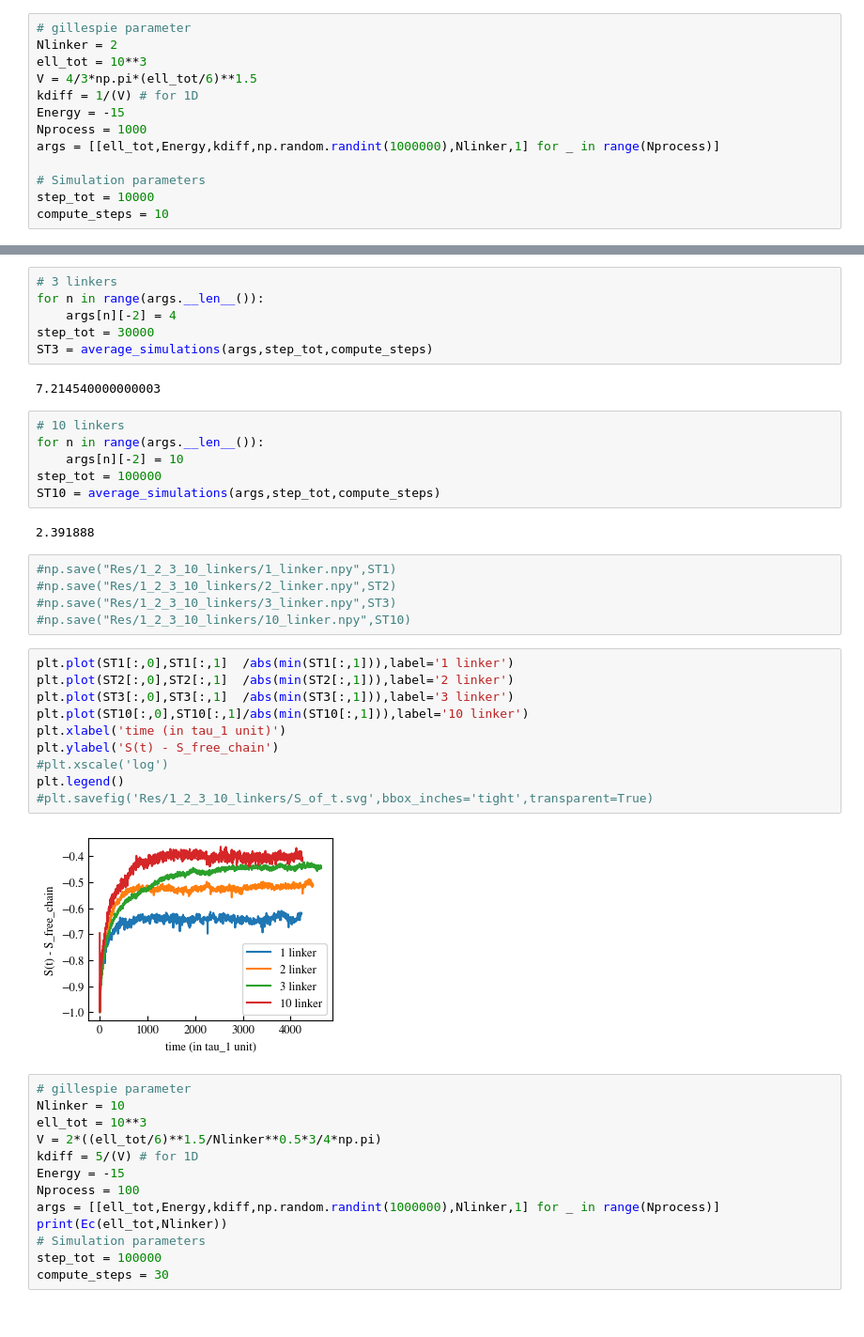
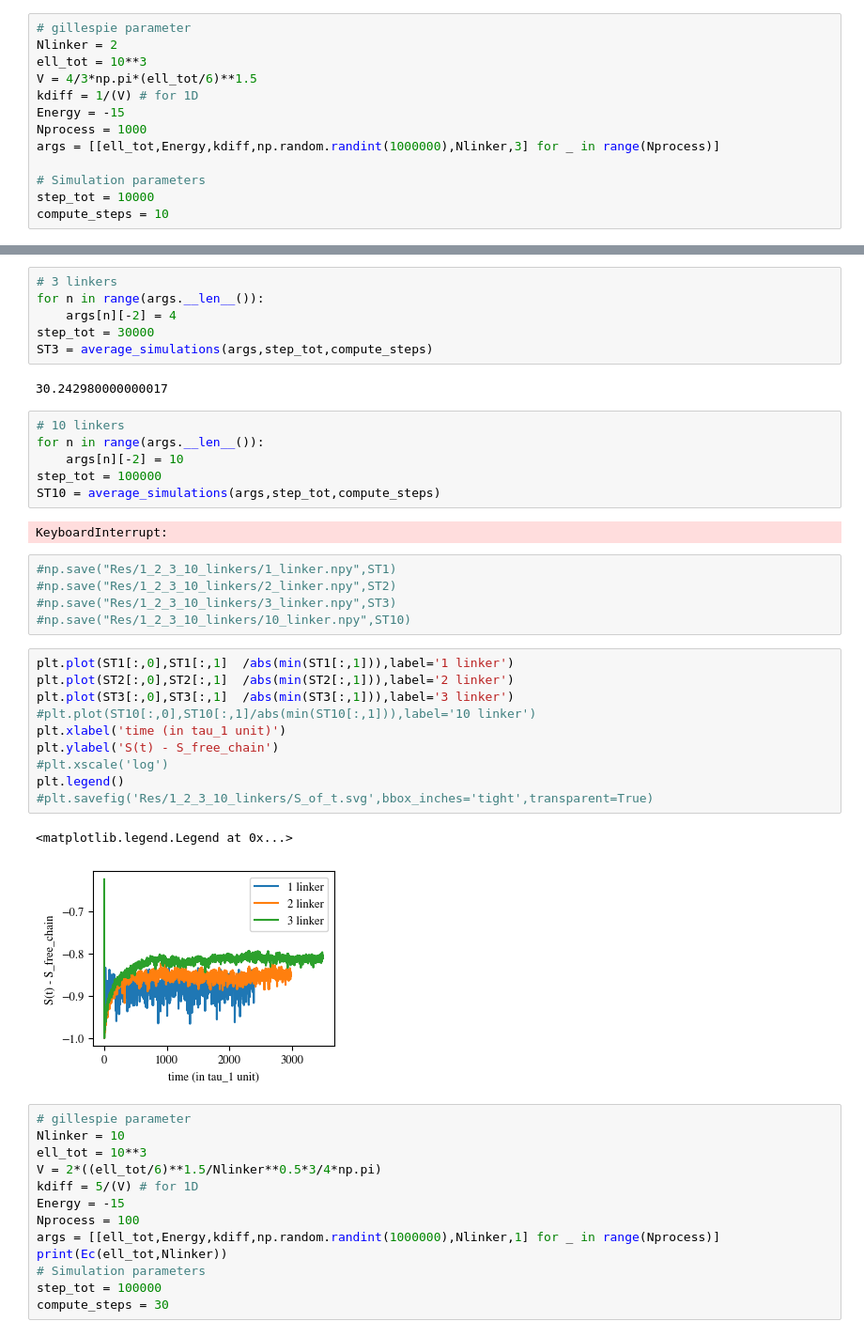
Before and after one commit to cachetdaspirine/Evolution_of_the_Entropy, a Jupyter notebook: Time_Evolution_Entropy copy.ipynb, the cells around one changed output, grey strips where cells are left out. Shown at 94% size. Drawn from its saved outputs; the diff is of its cells as text.

```diff
--- a/Time_Evolution_Entropy copy.ipynb
+++ b/Time_Evolution_Entropy copy.ipynb
@@ -18,7 +24,7 @@ V = 4/3*np.pi*(ell_tot/6)**1.5
 kdiff = 1/(V) # for 1D
 Energy = -15
 Nprocess = 1000
-args = [[ell_tot,Energy,kdiff,np.random.randint(1000000),Nlinker,1] for _ in range(Nprocess)]
+args = [[ell_tot,Energy,kdiff,np.random.randint(1000000),Nlinker,3] for _ in range(Nprocess)]
 
 # Simulation parameters
 step_tot = 10000
@@ -43,7 +49,7 @@ for n in range(args.__len__()):
 step_tot = 30000
 ST3 = average_simulations(args,step_tot,compute_steps)
 # %% [output]
-7.214540000000003
+30.242980000000017
 # %%
 # 10 linkers
 for n in range(args.__len__()):
@@ -51,7 +57,7 @@ for n in range(args.__len__()):
 step_tot = 100000
 ST10 = average_simulations(args,step_tot,compute_steps)
 # %% [output]
-2.391888
+KeyboardInterrupt:
 # %%
 #np.save("Res/1_2_3_10_linkers/1_linker.npy",ST1)
 #np.save("Res/1_2_3_10_linkers/2_linker.npy",ST2)
@@ -60,15 +66,16 @@ ST10 = average_simulations(args,step_tot,compute_steps)
 # %%
 plt.plot(ST1[:,0],ST1[:,1]  /abs(min(ST1[:,1])),label='1 linker')
 plt.plot(ST2[:,0],ST2[:,1]  /abs(min(ST2[:,1])),label='2 linker')
 plt.plot(ST3[:,0],ST3[:,1]  /abs(min(ST3[:,1])),label='3 linker')
-plt.plot(ST10[:,0],ST10[:,1]/abs(min(ST10[:,1])),label='10 linker')
+#plt.plot(ST10[:,0],ST10[:,1]/abs(min(ST10[:,1])),label='10 linker')
 plt.xlabel('time (in tau_1 unit)')
 plt.ylabel('S(t) - S_free_chain')
 #plt.xscale('log')
 plt.legend()
 #plt.savefig('Res/1_2_3_10_linkers/S_of_t.svg',bbox_inches='tight',transparent=True)
 # %% [output]
+<matplotlib.legend.Legend at 0x...>
-[figure, old version]
+[figure, new version]
 # %%
 # gillespie parameter
 Nlinker = 10
```
Also changed, not shown: parts of 16 cells of this notebook, 3 other files.
